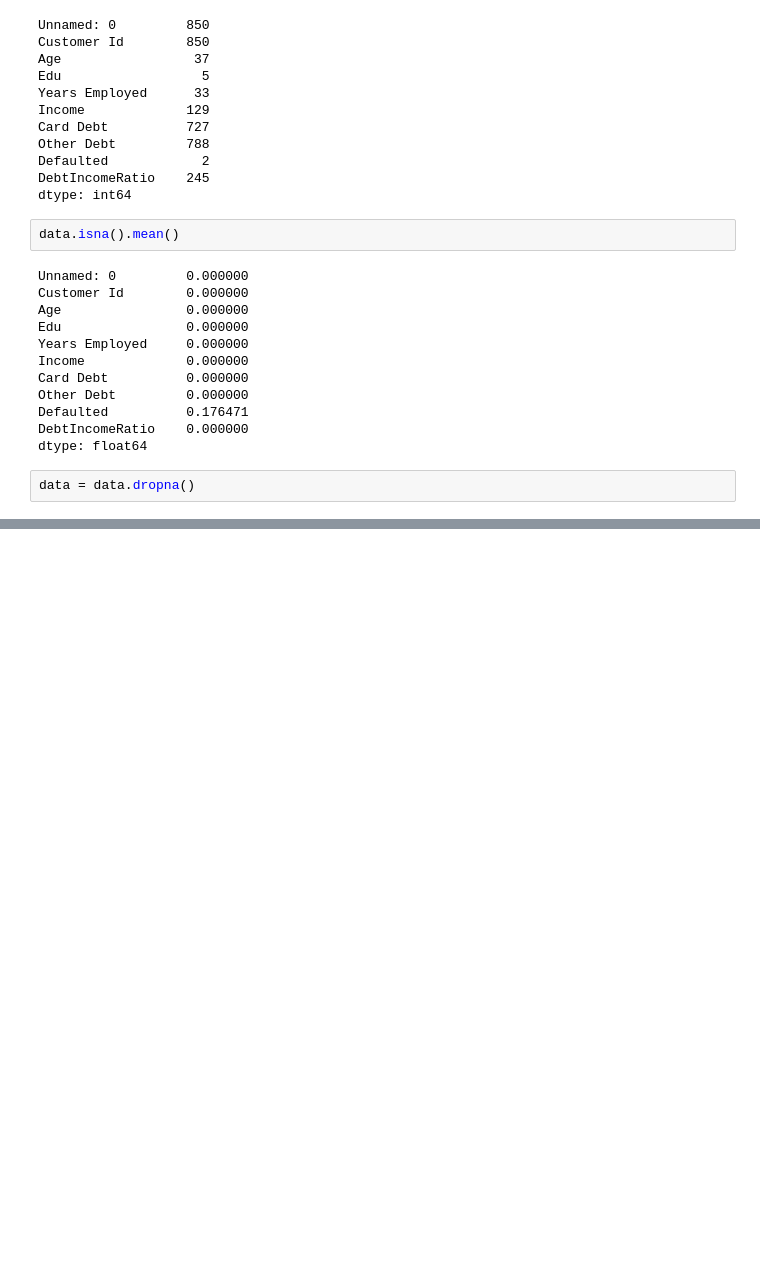
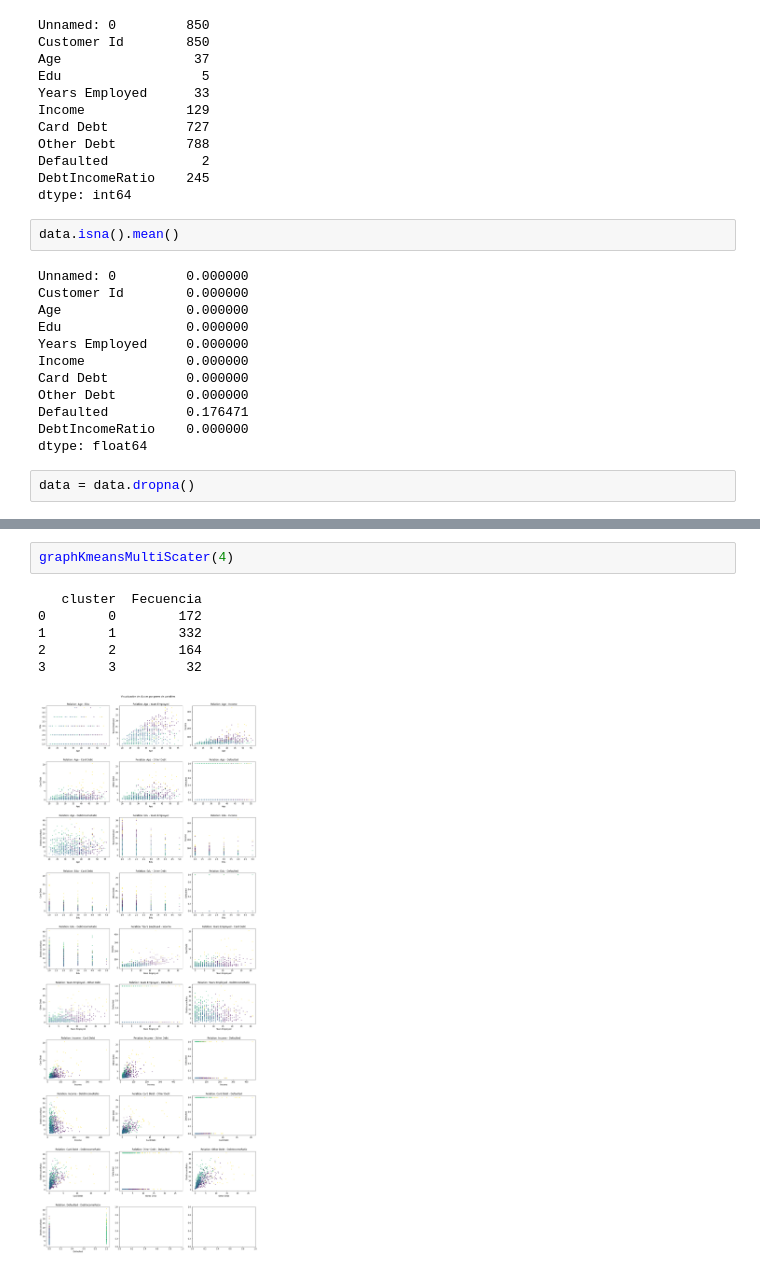
Before and after one commit to orlandoch/coding-dojo, a Jupyter notebook: tareas-week08/tarea_kmeans.ipynb, the cells around one changed output, grey strips where cells are left out. Cells and saved outputs as stored; diff of their text form; blank space fills up the shorter version.

```diff
--- a/tareas-week08/tarea_kmeans.ipynb
+++ b/tareas-week08/tarea_kmeans.ipynb
@@ -118,0 +140,9 @@ plt.title('Relation Years Employed - Age for customers');
+# %%
+graphKmeansMultiScater(4)
+# %% [output]
+   cluster  Fecuencia
+0        0        172
+1        1        332
+2        2        164
+3        3         32
+[figure, added]
```
Also changed, not shown: parts of 20 cells of this notebook.
